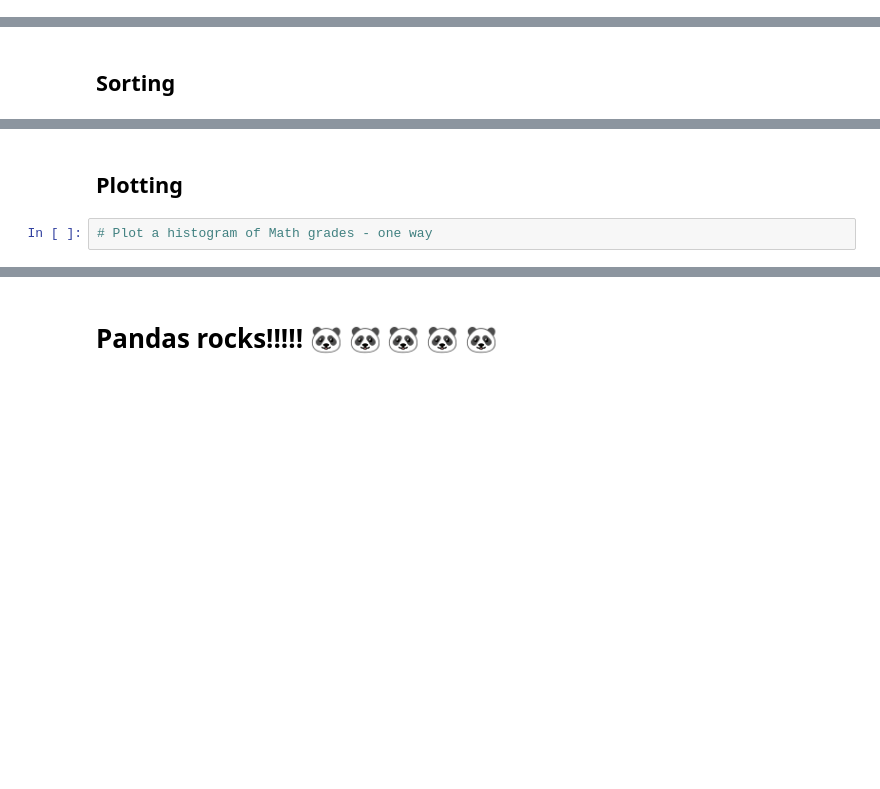
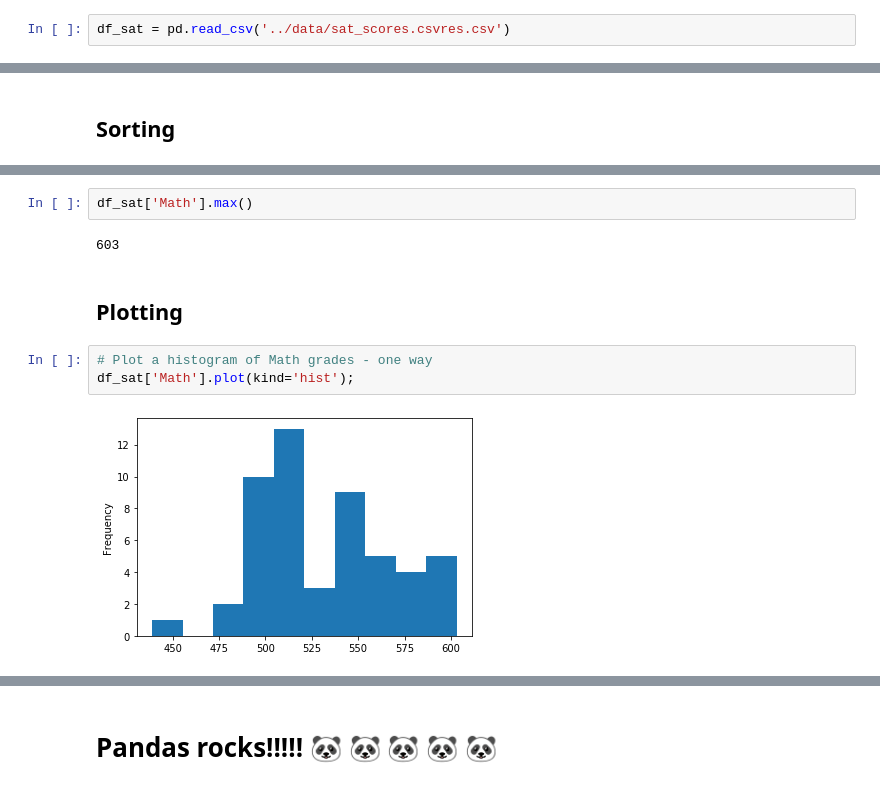
Before and after one commit to ersingt/coursework, a Jupyter notebook: 01-Week/intro_to_pandas/pandas-intro_starter_code.ipynb, the cells around one changed output, grey strips where cells are left out. Cells and saved outputs as stored; diff of their text form; blank space fills up the shorter version.

```diff
--- a/01-Week/intro_to_pandas/pandas-intro_starter_code.ipynb
+++ b/01-Week/intro_to_pandas/pandas-intro_starter_code.ipynb
@@ -14,2 +17,4 @@ pandas-intro.ipynb
+# %%
+df_sat = pd.read_csv('../data/sat_scores.csvres.csv')
 # %% [markdown]
 Read the data into a pandas DataFrame
@@ -92,6 +535,13 @@ sat['Math'].nunique()
+# %%
+df_sat['Math'].max()
+# %% [output]
+603
 # %% [markdown]
 ## Plotting
 # %%
 # Plot a histogram of Math grades - one way
+df_sat['Math'].plot(kind='hist');
+# %% [output]
+[figure, added]
 # %%
 # Plot a histogram of Math grades - another way
```
Also changed, not shown: parts of 50 cells of this notebook, 2 other files.
